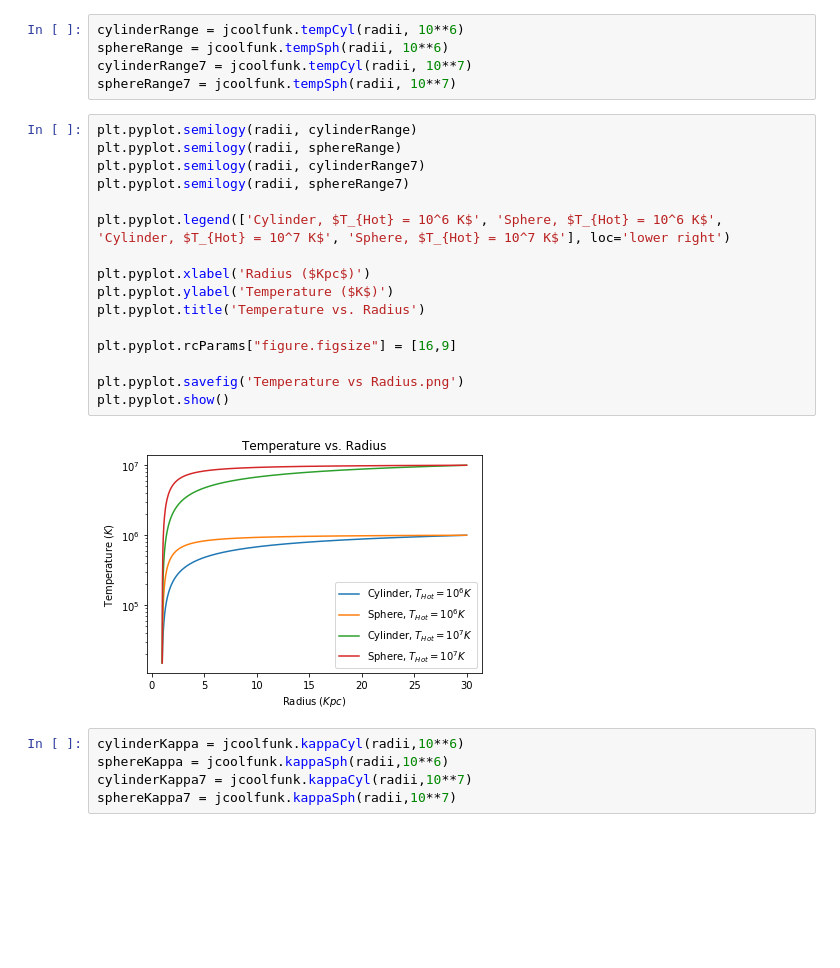
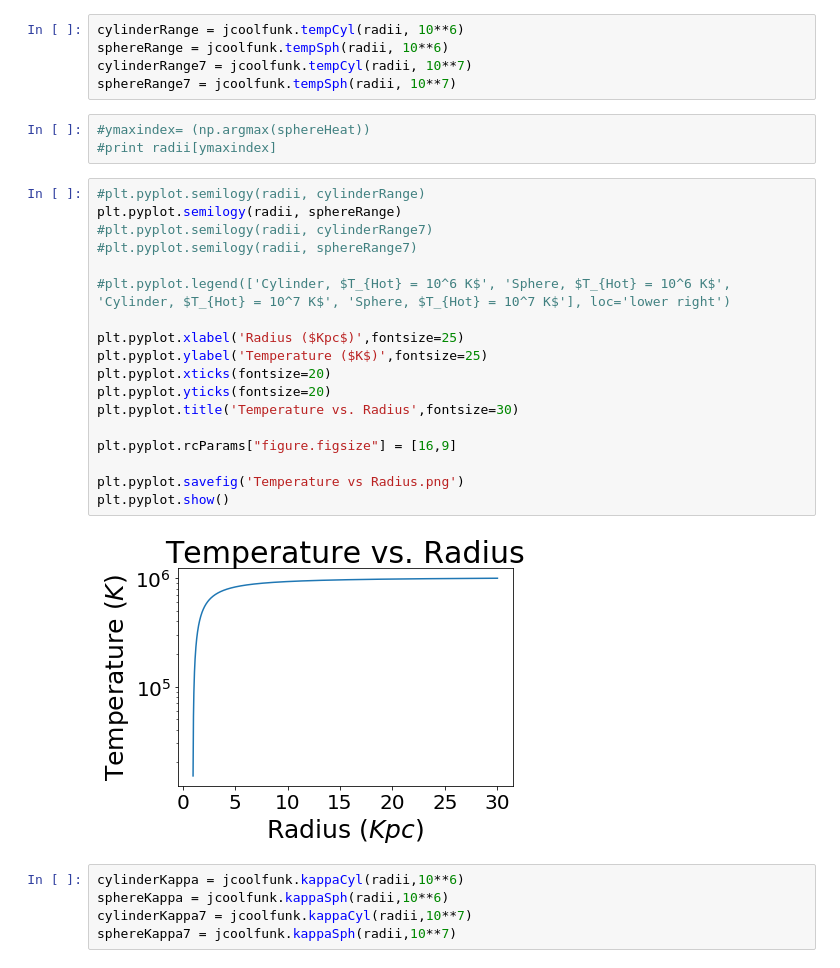
Before and after one commit to jortiz630/Ari-Work-2018, a Jupyter notebook: Ari Plots v1.3.ipynb, the cells around one changed output. Cells and saved outputs as stored; diff of their text form; blank space fills up the shorter version.

```diff
--- a/Ari Plots v1.3.ipynb
+++ b/Ari Plots v1.3.ipynb
@@ -17,24 +18,29 @@ cylinderRange = jcoolfunk.tempCyl(radii, 10**6)
 sphereRange = jcoolfunk.tempSph(radii, 10**6)
 cylinderRange7 = jcoolfunk.tempCyl(radii, 10**7)
 sphereRange7 = jcoolfunk.tempSph(radii, 10**7)
+# %%
+#ymaxindex= (np.argmax(sphereHeat))
+#print radii[ymaxindex]
 # %%
-plt.pyplot.semilogy(radii, cylinderRange)
+#plt.pyplot.semilogy(radii, cylinderRange)
 plt.pyplot.semilogy(radii, sphereRange)
-plt.pyplot.semilogy(radii, cylinderRange7)
-plt.pyplot.semilogy(radii, sphereRange7)
+#plt.pyplot.semilogy(radii, cylinderRange7)
+#plt.pyplot.semilogy(radii, sphereRange7)
 
-plt.pyplot.legend(['Cylinder, $T_{Hot} = 10^6 K$', 'Sphere, $T_{Hot} = 10^6 K$', 'Cylinder, $T_{Hot} = 10^7 K$', 'Sphere, $T_{Hot} = 10^7 K$'], loc='lower right')
+#plt.pyplot.legend(['Cylinder, $T_{Hot} = 10^6 K$', 'Sphere, $T_{Hot} = 10^6 K$', 'Cylinder, $T_{Hot} = 10^7 K$', 'Sphere, $T_{Hot} = 10^7 K$'], loc='lower right')
 
-plt.pyplot.xlabel('Radius ($Kpc$)')
-plt.pyplot.ylabel('Temperature ($K$)')
-plt.pyplot.title('Temperature vs. Radius')
+plt.pyplot.xlabel('Radius ($Kpc$)',fontsize=25)
+plt.pyplot.ylabel('Temperature ($K$)',fontsize=25)
+plt.pyplot.xticks(fontsize=20)
+plt.pyplot.yticks(fontsize=20)
+plt.pyplot.title('Temperature vs. Radius',fontsize=30)
 
 plt.pyplot.rcParams["figure.figsize"] = [16,9]
 
 plt.pyplot.savefig('Temperature vs Radius.png')
 plt.pyplot.show()
 # %% [output]
-[figure, old version]
+[figure, new version]
 # %%
 cylinderKappa = jcoolfunk.kappaCyl(radii,10**6)
 sphereKappa = jcoolfunk.kappaSph(radii,10**6)
```
Also changed, not shown: parts of 18 cells of this notebook, 3 other files.
